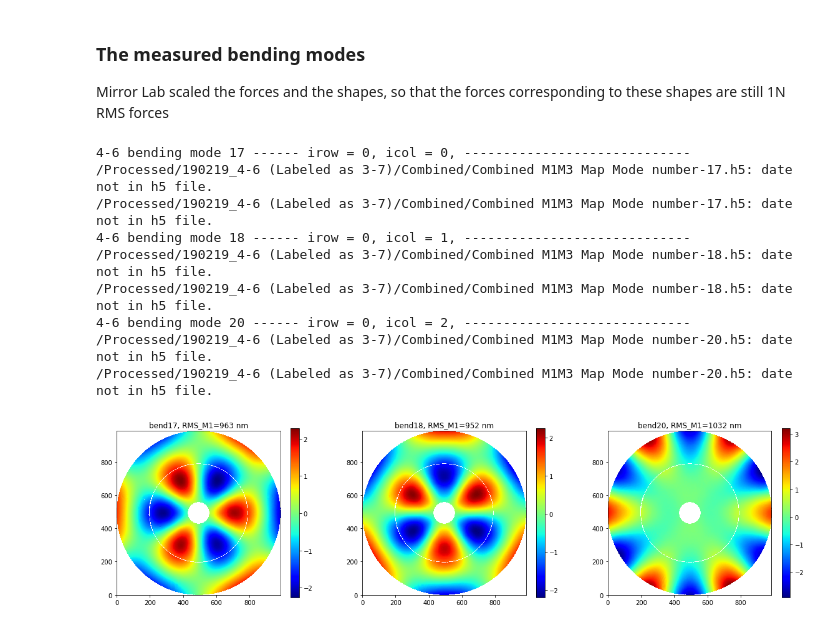
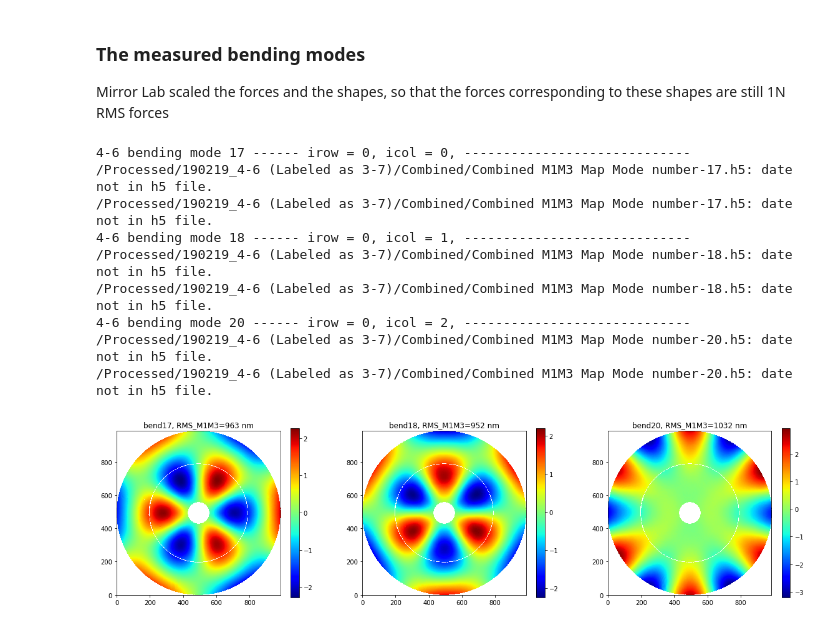
Before and after one commit to bxin/M1M3_ML, a Jupyter notebook: 190219.ipynb, the cells around one changed output. Drawn from its saved outputs; the diff is of its cells as text; code cells hidden in the pictures.

```diff
--- a/190219.ipynb
+++ b/190219.ipynb
@@ -16,6 +16,13 @@ plt.jet()
 import scipy.io
 
 dateID = 190219
+
+signExecuted = [-1, 1, -1, 1, -1,
+               -1, 1, 1, -1, 1,
+               1, 1, 1, -1, 1,
+               -1, -1, -1, -1, -1,
+               1, -1, 1, -1, 1,
+               -1, -1]
 # %% [output]
 <Figure size 432x288 with 0 Axes>
 # %% [markdown]
@@ -30,6 +37,7 @@ fig, ax = plt.subplots(3,4,figsize=(20,5*3))
 i = 0
 for modeID in np.array([17, 18, 20]):
     signedBend = ['+%d-1'%modeID, '-%d-1'%modeID, '-%d-2'%modeID, '+%d-2'%modeID]
+    signedBend1 = ['-%d-1'%modeID, '+%d-1'%modeID, '+%d-2'%modeID, '-%d-2'%modeID]
     for bend in signedBend:
         irow = np.int8(i/4)
         icol = np.mod(i,4)
@@ -38,6 +46,8 @@ for modeID in np.array([17, 18, 20]):
             testID, modeID, irow, icol))
         fileset = sorted(glob.glob('%s/Processed/%d_%s%s/%d %s M1 bm%s*burst*morph.h5'%(
             dataDir, dateID, testID, iter, dateID, testID1, bend)))
+        if signExecuted[modeID-1]<0:
+            fileset[0] = fileset[0].replace(bend, signedBend1[signedBend.index(bend)])
         m1s,centerRow1,centerCol1,pixelSize1 = readH5Map(fileset)
 
         m1rms = np.std(m1s[~np.isnan(m1s)])*1000 #convert into nm
@@ -74,6 +84,7 @@ fig, ax = plt.subplots(3,4,figsize=(20,5*3))
 i = 0
 for modeID in np.array([17, 18, 20]):
     signedBend = ['+%d-1'%modeID, '-%d-1'%modeID, '-%d-2'%modeID, '+%d-2'%modeID]
+    signedBend1 = ['-%d-1'%modeID, '+%d-1'%modeID, '+%d-2'%modeID, '-%d-2'%modeID]
     for bend in signedBend:
         irow = np.int8(i/4)
         icol = np.mod(i,4)
@@ -84,6 +95,8 @@ for modeID in np.array([17, 18, 20]):
             dataDir, dateID, testID, iter, dateID-1, testID1, bend)
         fileset = sorted(glob.glob(pattern))
         #print(pattern)
+        if signExecuted[modeID-1]<0:
+            fileset[0] = fileset[0].replace(bend, signedBend1[signedBend.index(bend)])
         m3s,centerRow3,centerCol3,pixelSize3 = readH5Map(fileset)
 
         m3rms = np.std(m3s[~np.isnan(m3s)])*1000 #convert into nm
@@ -131,33 +144,33 @@ for modeID in np.array([17, 18, 20]):
     i += 1
     print('%s bending mode %s ------ irow = %d, icol = %d, -----------------------------'%(
         testID, modeID, irow, icol))
     fileset = sorted(glob.glob('%s/Processed/%d_%s%s/Combined/Combined*-%d.h5'%(
     dataDir, dateID, testID, iter, modeID)))
     m1s,centerRow1,centerCol1,pixelSize1 = readH5Map(fileset, '/M1Data')
     m3s,centerRow3,centerCol3,pixelSize3 = readH5Map(fileset, '/M3Data')
 
     m1s = m1s*rmsF[modeID-1] #normalize to FEA forces
     m3s = m3s*rmsF[modeID-1]
 
     [x1, y1] = mkXYGrid(m1s, centerRow1, centerCol1, pixelSize1)
     [x3, y3] = mkXYGrid(m3s, centerRow3, centerCol3, pixelSize3)
-    s = mkM1M3disp(m1s, m3s, x1, y1, x3, y3)
+    s = mkM1M3disp(m1s, m3s, x1, y1, x3, y3) * signExecuted[modeID-1]
 
     m1rms = np.std(m1s[~np.isnan(m1s)])
     m3rms = np.std(m3s[~np.isnan(m3s)])
     srms = np.std(s[~np.isnan(s)])*1000 #convert into nm
 
     img = ax[icol].imshow(s, origin='lowerleft')
     fig.colorbar(img, ax=ax[icol], ticks=[-3,-2,-1,0,1,2,3])
-    ax[icol].set_title('bend%d, RMS_M1=%.0f nm'%(modeID, srms))
+    ax[icol].set_title('bend%d, RMS_M1M3=%.0f nm'%(modeID, srms))
 # %% [output]
 4-6 bending mode 17 ------ irow = 0, icol = 0, -----------------------------
 /Processed/190219_4-6 (Labeled as 3-7)/Combined/Combined M1M3 Map Mode number-17.h5: date not in h5 file.
 /Processed/190219_4-6 (Labeled as 3-7)/Combined/Combined M1M3 Map Mode number-17.h5: date not in h5 file.
 4-6 bending mode 18 ------ irow = 0, icol = 1, -----------------------------
 /Processed/190219_4-6 (Labeled as 3-7)/Combined/Combined M1M3 Map Mode number-18.h5: date not in h5 file.
 /Processed/190219_4-6 (Labeled as 3-7)/Combined/Combined M1M3 Map Mode number-18.h5: date not in h5 file.
 4-6 bending mode 20 ------ irow = 0, icol = 2, -----------------------------
 /Processed/190219_4-6 (Labeled as 3-7)/Combined/Combined M1M3 Map Mode number-20.h5: date not in h5 file.
 /Processed/190219_4-6 (Labeled as 3-7)/Combined/Combined M1M3 Map Mode number-20.h5: date not in h5 file.
-[figure, old version]
+[figure, new version]
```
Also changed, not shown: parts of 2 cells of this notebook, 1 other file.
